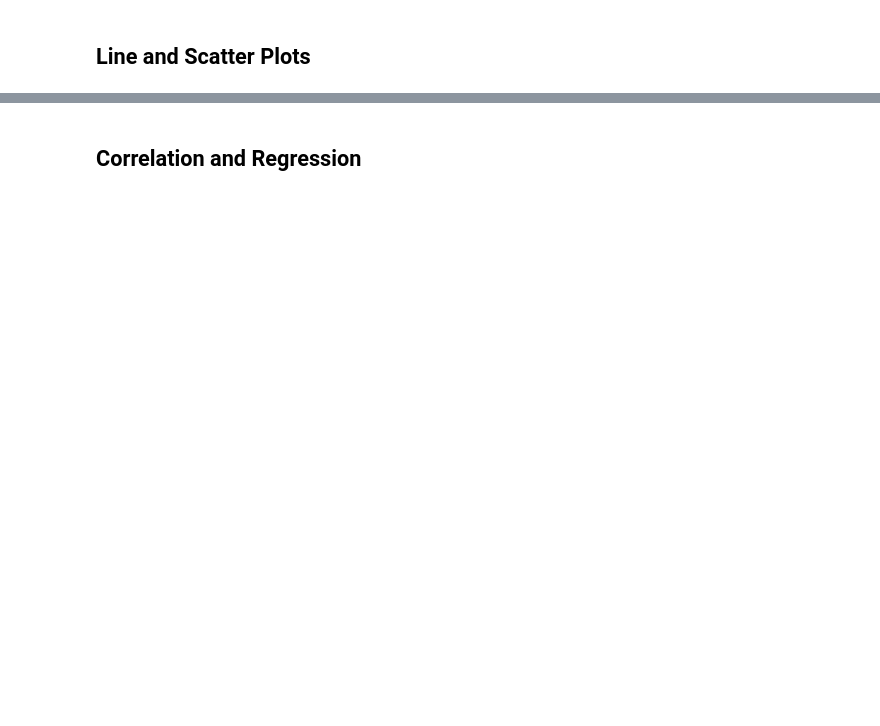
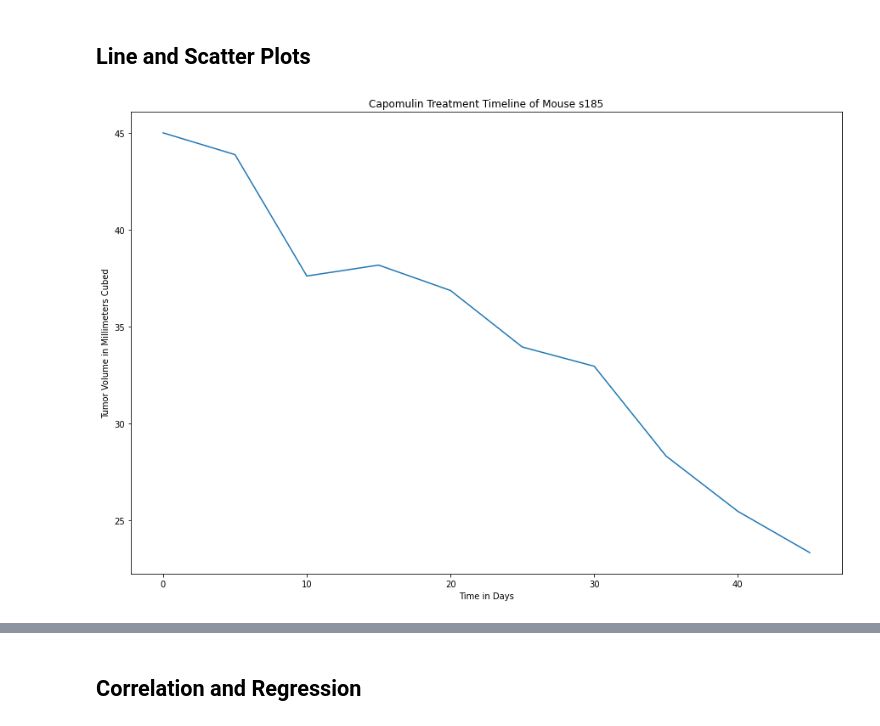
Before and after one commit to NealMaze/05.matplotlib-challenge, a Jupyter notebook: pymaceuticals_challenge.ipynb, the cells around one changed output, grey strips where cells are left out. Cells and saved outputs as stored; diff of their text form; code cells hidden in the pictures; blank space fills up the shorter version.

```diff
--- a/pymaceuticals_challenge.ipynb
+++ b/pymaceuticals_challenge.ipynb
@@ -250,0 +288,16 @@ plottingData = []
+# %%
+# Generate a line plot of tumor volume vs. time point for a mouse treated with Capomulin
+capTimeFrame = capFrame.loc[capFrame["Mouse ID"] == "s185",:]
+
+xAxis = capTimeFrame["Timepoint"]
+tumorSize = capTimeFrame["Tumor Volume (mm3)"]
+
+fig = plt.subplots(figsize = (15, 10))
+plt.title("Capomulin Treatment Timeline of Mouse s185")
+plt.plot(xAxis, tumorSize)
+plt.xlabel("Time in Days")
+plt.ylabel("Tumor Volume in Millimeters Cubed")
+
+plt.show()
+# %% [output]
+[figure, added]
```
Also changed, not shown: parts of 7 cells of this notebook.
